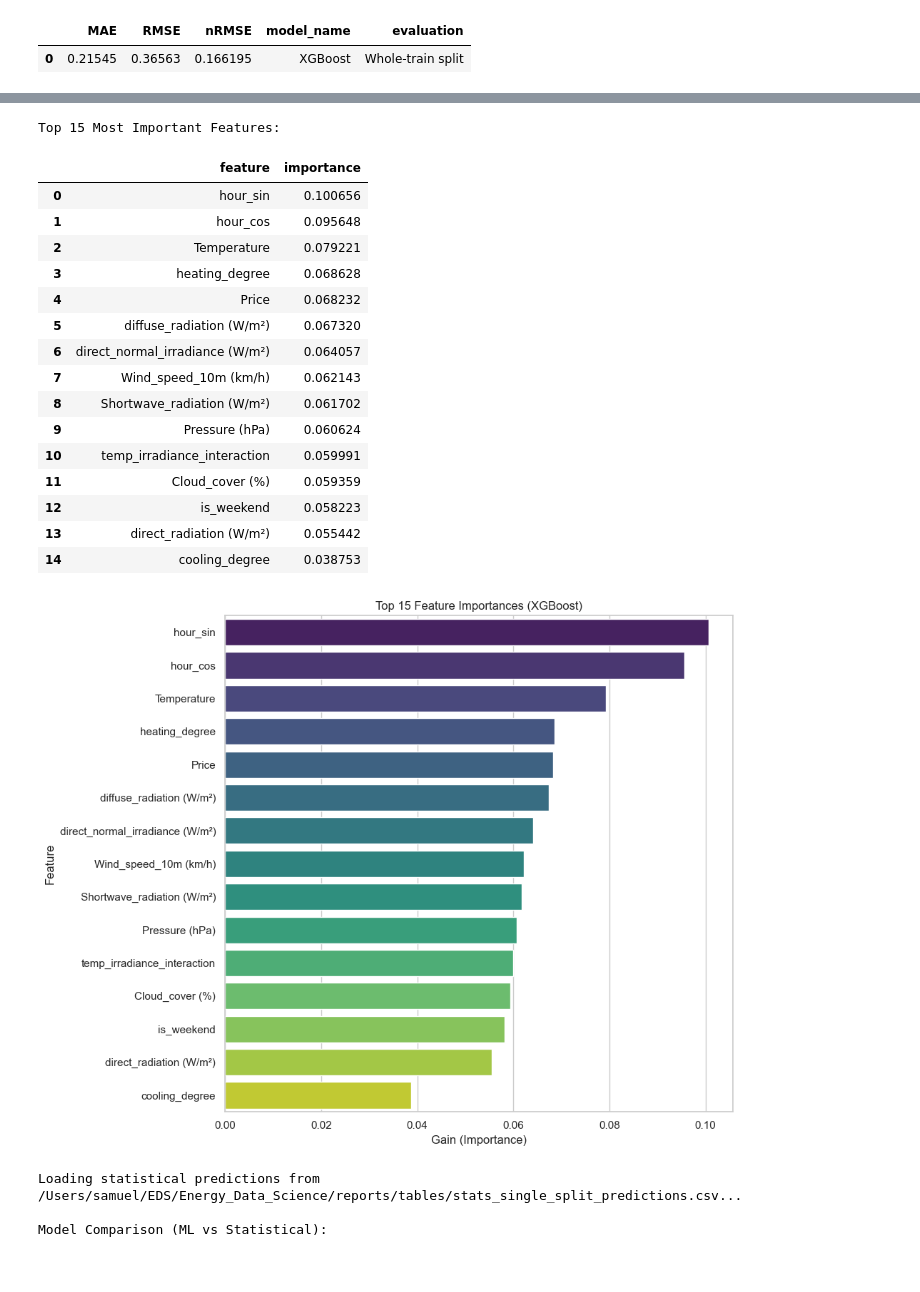
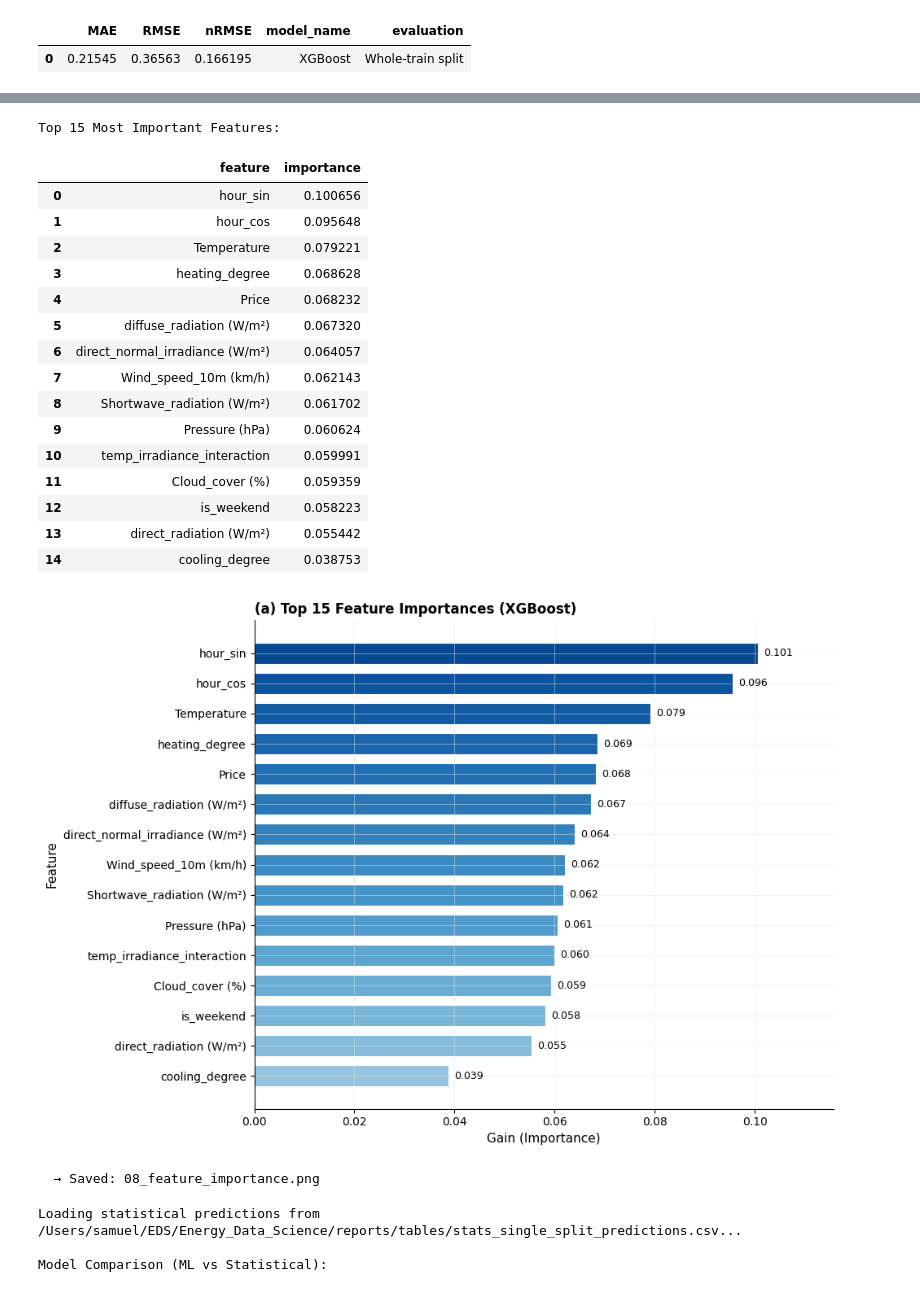
Before and after one commit to samuel29102002/Energy_Data_Science, a Jupyter notebook: notebooks/08_ml_models.ipynb, the cells around one changed output, grey strips where cells are left out. Saved outputs shown, nothing was run; the diff lists cells and outputs as text; code cells hidden in the pictures.

```diff
--- a/notebooks/08_ml_models.ipynb
+++ b/notebooks/08_ml_models.ipynb
@@ -411,42 +445,67 @@ save_figure(fig, "08_metrics_summary.png")
 # %%
-# Analyze Feature Importance
+# =============================================================================
+# Feature Importance Analysis - Academic Style
+# =============================================================================
 feature_importances = pd.Series(model.feature_importances_, index=FEATURE_COLS)
 top_features = feature_importances.sort_values(ascending=False).head(15)
 
 top_features_df = top_features.reset_index()
 top_features_df.columns = ["feature", "importance"]
 
 print("Top 15 Most Important Features:")
 display_table(top_features_df, "08_feature_importance.csv")
 
-# Plot feature importance
-fig, ax = plt.subplots(figsize=(10, 8))
-sns.barplot(x=top_features.values, y=top_features.index, palette="viridis", ax=ax)
-ax.set_title("Top 15 Feature Importances (XGBoost)")
-ax.set_xlabel("Gain (Importance)")
-ax.set_ylabel("Feature")
+# Plot feature importance with academic styling
+fig, ax = plt.subplots(figsize=(10, 7))
+fig.patch.set_facecolor('white')
 
-# Save and show
+# Create horizontal bar chart with gradient colors
+colors = plt.cm.Blues(np.linspace(0.4, 0.9, len(top_features)))[::-1]
+bars = ax.barh(range(len(top_features)), top_features.values, color=colors,
+               edgecolor='white', linewidth=0.8, height=0.7)
+
+# Set y-axis labels
+ax.set_yticks(range(len(top_features)))
+ax.set_yticklabels(top_features.index, fontsize=10)
+ax.invert_yaxis()  # Highest importance at top
+
+# Add value labels on bars
+for i, (bar, val) in enumerate(zip(bars, top_features.values)):
+    ax.annotate(f'{val:.3f}',
+                xy=(val, bar.get_y() + bar.get_height() / 2),
+                xytext=(5, 0), textcoords="offset points",
+                ha='left', va='center', fontsize=9, fontweight='medium')
+
+ax.set_title("(a) Top 15 Feature Importances (XGBoost)", fontsize=12, fontweight="bold", loc="left")
+ax.set_xlabel("Gain (Importance)", fontweight="medium")
+ax.set_ylabel("Feature", fontweight="medium")
+ax.set_xlim(0, top_features.max() * 1.15)
+
+# Remove top and right spines
+ax.spines['top'].set_visible(False)
+ax.spines['right'].set_visible(False)
+
 save_figure(fig, "08_feature_importance.png")
 # %% [output]
 Top 15 Most Important Features:
 |  | feature | importance |
 | 0 | hour_sin | 0.100656 |
 | 1 | hour_cos | 0.095648 |
 | 2 | Temperature | 0.079221 |
 | 3 | heating_degree | 0.068628 |
 | 4 | Price | 0.068232 |
 | 5 | diffuse_radiation (W/m²) | 0.067320 |
 | 6 | direct_normal_irradiance (W/m²) | 0.064057 |
 | 7 | Wind_speed_10m (km/h) | 0.062143 |
 | 8 | Shortwave_radiation (W/m²) | 0.061702 |
 | 9 | Pressure (hPa) | 0.060624 |
 | 10 | temp_irradiance_interaction | 0.059991 |
 | 11 | Cloud_cover (%) | 0.059359 |
 | 12 | is_weekend | 0.058223 |
 | 13 | direct_radiation (W/m²) | 0.055442 |
 | 14 | cooling_degree | 0.038753 |
-[figure, old version]
+[figure, new version]
+  → Saved: 08_feature_importance.png
 # %%
 # Compare ML model with Statistical Baseline (if available)
 comparison_rows = []
```
Also changed, not shown: parts of 6 cells of this notebook, 33 other files.
